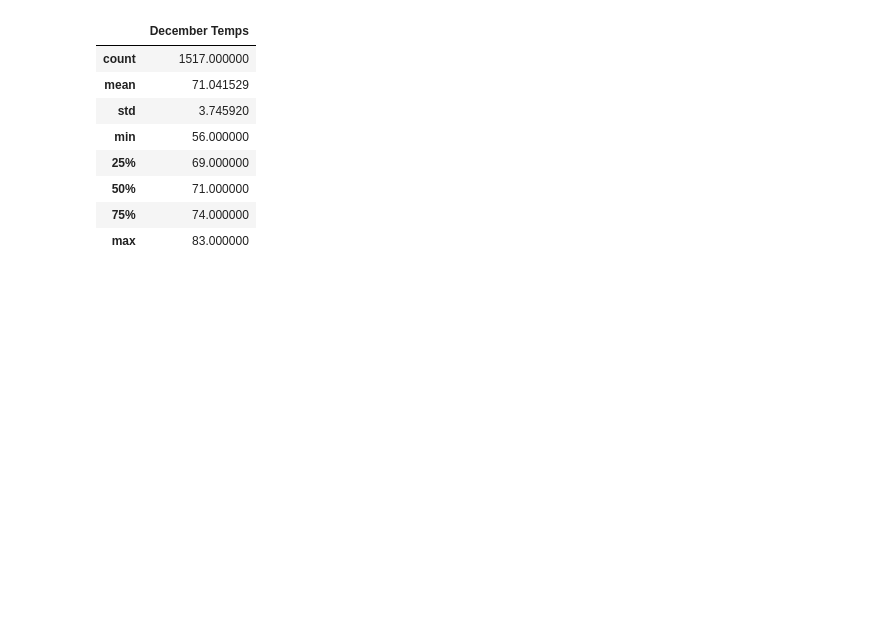
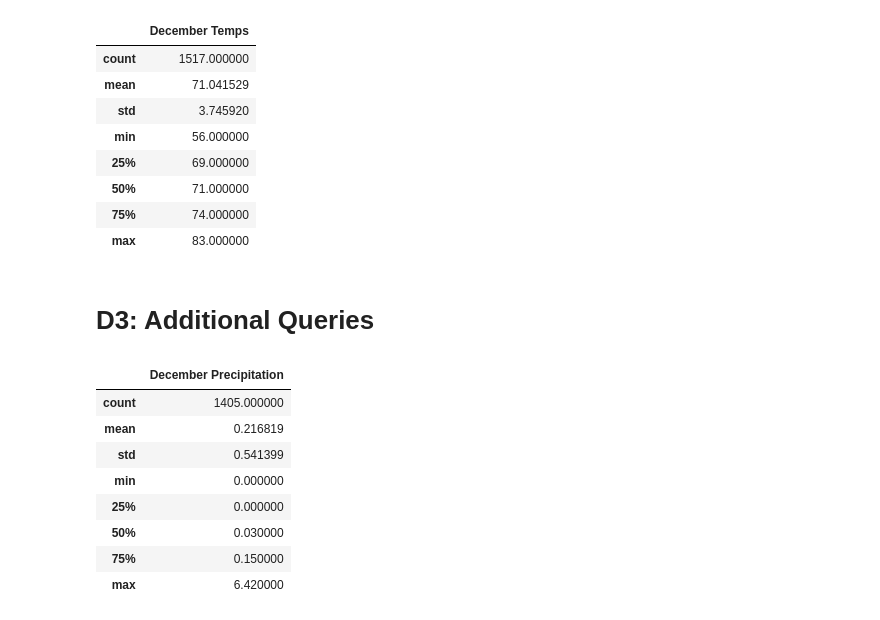
Before and after one commit to MitchellGleason/Surfs-Up, a Jupyter notebook: SurfsUp_Challenge.ipynb, the cells around one changed output. Cells and saved outputs as stored; diff of their text form; code cells hidden in the pictures; blank space fills up the shorter version.

```diff
--- a/SurfsUp_Challenge.ipynb
+++ b/SurfsUp_Challenge.ipynb
@@ -75,3 +76,29 @@ dec_df.describe()
 | 50% | 71.000000 |
 | 75% | 74.000000 |
 | max | 83.000000 |
+# %% [markdown]
+# D3: Additional Queries
+# %%
+#Create a query that filters the Measurement table to retrieve the precipitation for the months of June and December
+dec_prcp_data = session.query(Measurement.prcp).filter(extract('month', Measurement.date) == 12).all()
+june_prcp_data = session.query(Measurement.prcp).filter(extract('month', Measurement.date) == 6).all()
+# %%
+#Create a DataFrame from the list of precipitations for the months of June and December
+dec_prcp_results = list(np.ravel(dec_prcp_data))
+june_prcp_results = list(np.ravel(june_prcp_data))
+
+dec_prcp_df = pd.DataFrame(dec_prcp_results, columns=['December Precipitation'])
+june_prcp_df = pd.DataFrame(june_prcp_results, columns=['June Precipitation'])
+# %%
+#Calculate and print out the summary statistics for the June and December precipitation DataFrames
+dec_prcp_df.describe()
+# %% [output]
+|  | December Precipitation |
+| count | 1405.000000 |
+| mean | 0.216819 |
+| std | 0.541399 |
+| min | 0.000000 |
+| 25% | 0.000000 |
+| 50% | 0.030000 |
+| 75% | 0.150000 |
+| max | 6.420000 |
```
Also changed, not shown: parts of 6 cells of this notebook, 6 other files.
